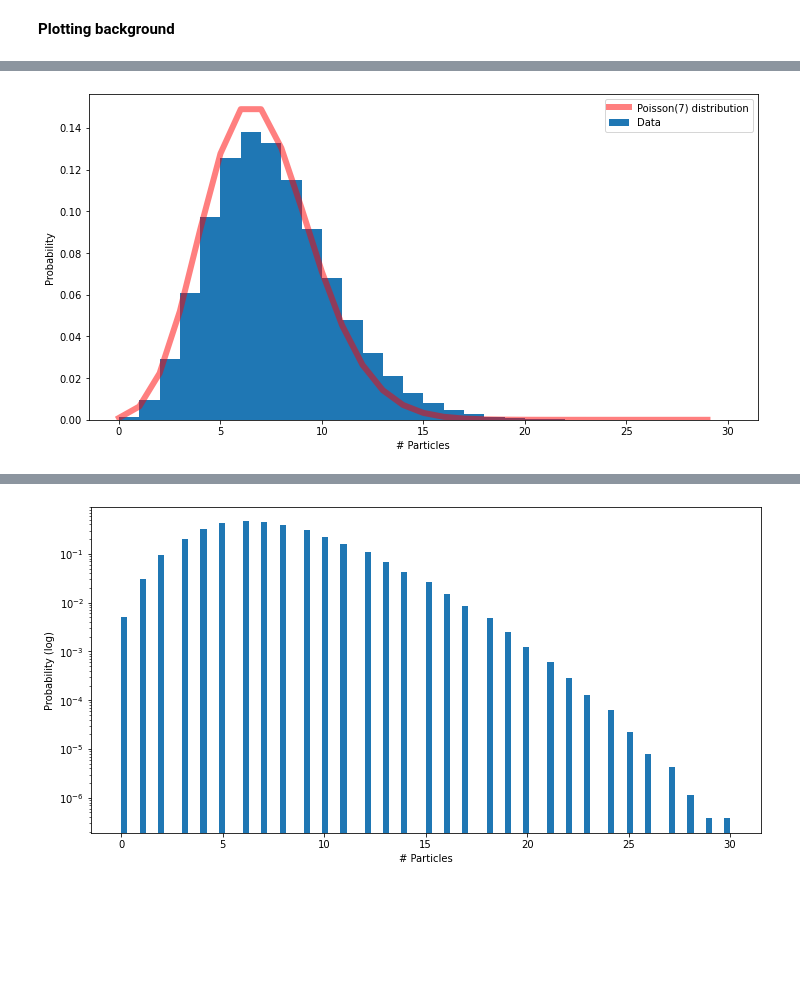
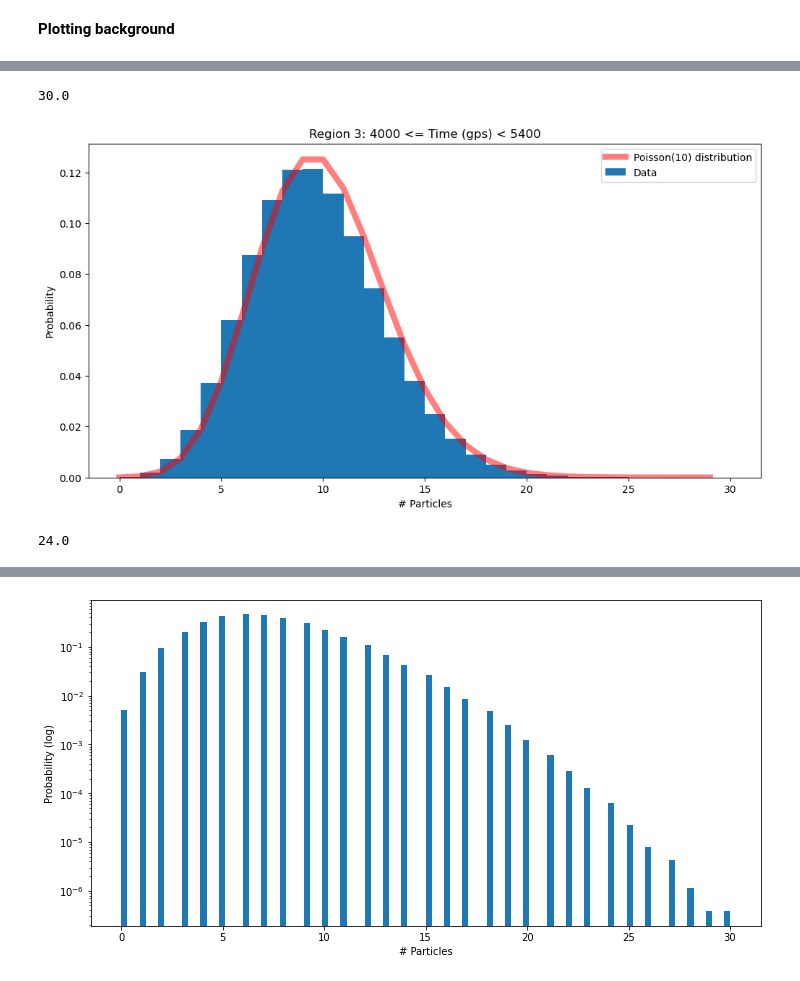
Before and after one commit to mishra2201/PHYS_434, a Jupyter notebook: LABS/LAB_4.ipynb, the cells around one changed output, grey strips where cells are left out. Cells and saved outputs as stored; diff of their text form; code cells hidden in the pictures; blank space fills up the shorter version.

```diff
--- a/LABS/LAB_4.ipynb
+++ b/LABS/LAB_4.ipynb
@@ -126,0 +126,3 @@ plt.show()
+# %%
+df=pd.DataFrame(data,columns=["Time (gps)","Solar phase (deg)","Longitude(deg)","Particle Counts"])
+df["Time (gps)"]=(df["Time (gps)"])%5400
@@ -129,3 +205,5 @@ plt.show()
 # %%
 import scipy.stats as stats
 from scipy.stats import poisson
+# %%
+df["Time (gps)"]=df["Time (gps)"]%5400
@@ -131,0 +214,2 @@ from scipy.stats import poisson
+# %%
+region_3=df.query(f'4000 <= `Time (gps)` < 5400')
@@ -132,12 +218,16 @@ from scipy.stats import poisson
+# %%
+max(region_3["Particle Counts"])
+# %% [output]
+30.0
 # %%
-h=plt.hist(df["Particle Counts"],bins=30,density=True,label="Data")
-x = np.arange(0, 30,1)
-y = poisson.pmf(x, mu=7)
-plt.plot(x, y,c="r",lw=6,alpha=0.5,label="Poisson(7) distribution")
+h=plt.hist(region_3["Particle Counts"],bins=30,density=True,label="Data")
+x = np.arange(0,30,1)
+y = poisson.pmf(x, mu=10)
+plt.plot(x, y,c="r",lw=6,alpha=0.5,label="Poisson(10) distribution")
 plt.legend()
 plt.xlabel("# Particles")
 plt.ylabel("Probability")
-# showing the graph
+plt.title("Region 3: 4000 <= Time (gps) < 5400")
 plt.show()
 # %% [output]
-[figure, old version]
+[figure, new version]
@@ -143,0 +237,4 @@ plt.show()
+# %%
+max(region_2["Particle Counts"])
+# %% [output]
+24.0
```
Also changed, not shown: parts of 61 cells of this notebook.
